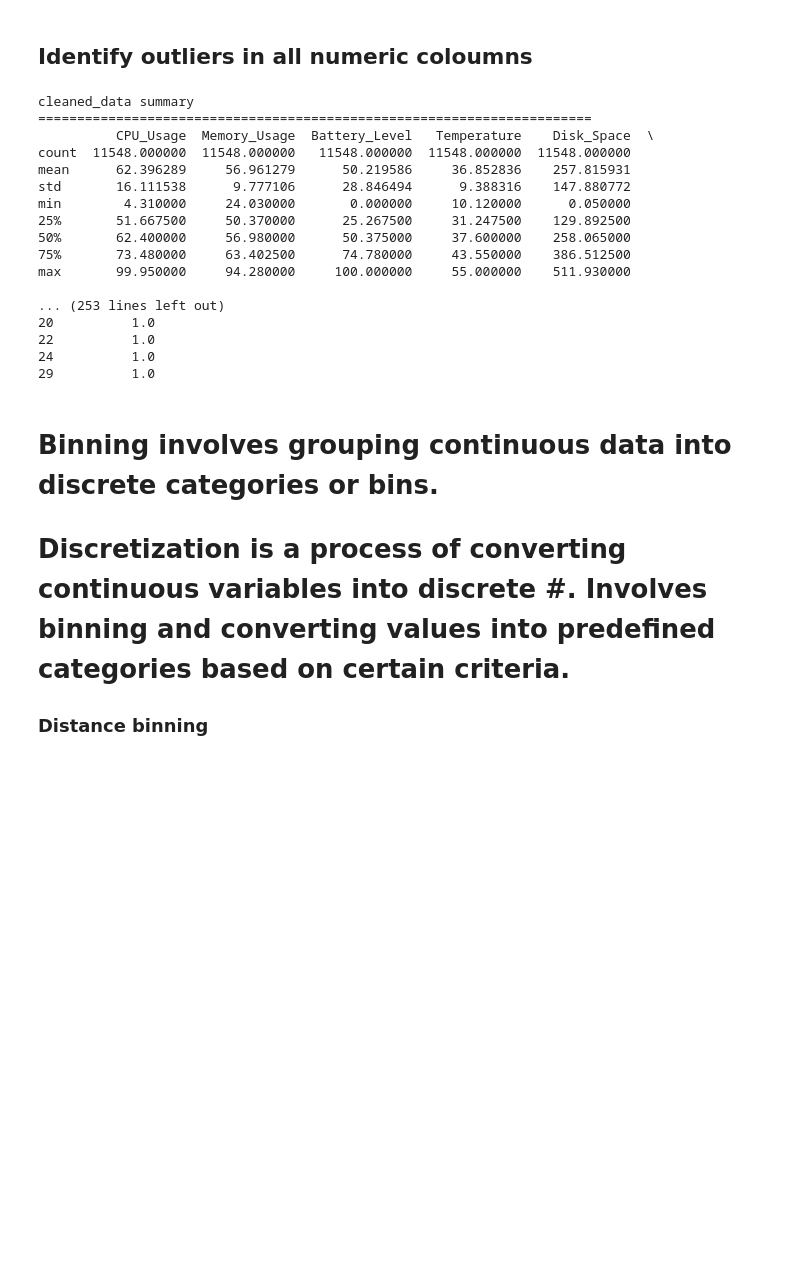
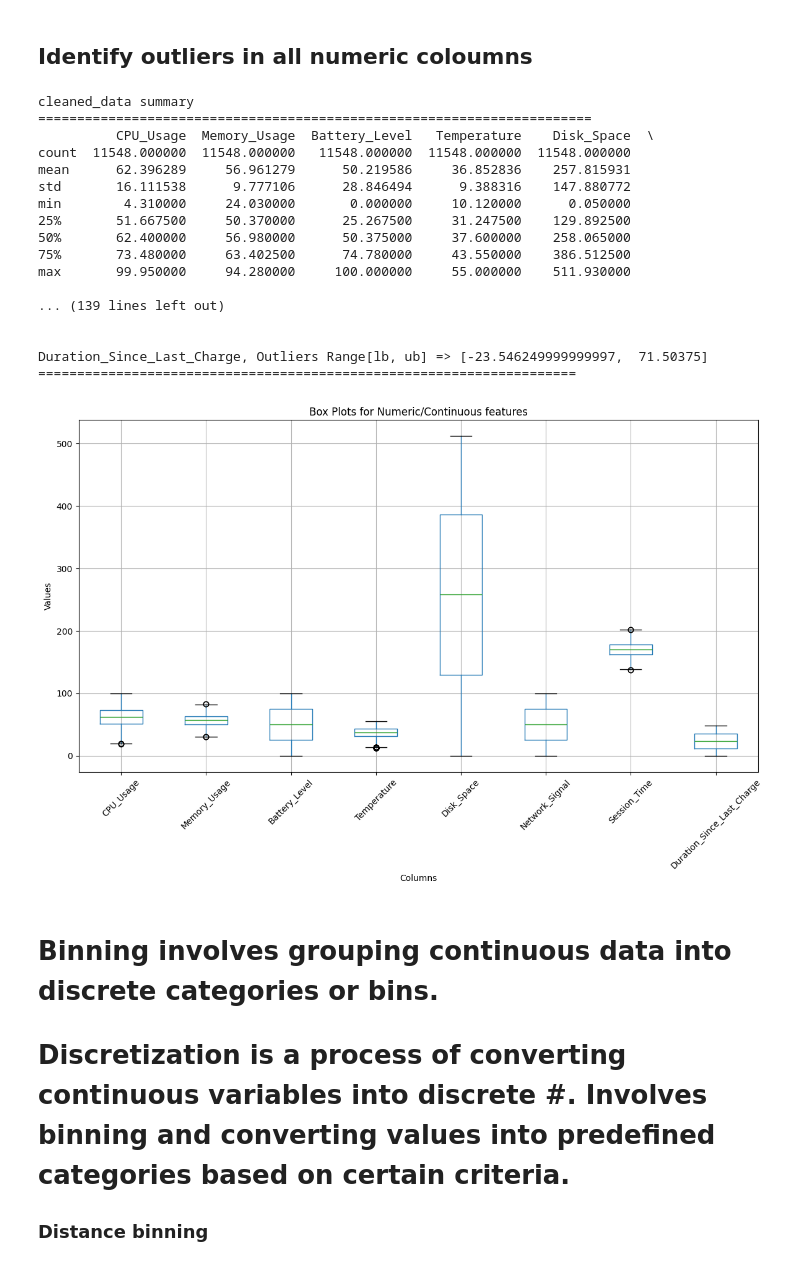
Before and after one commit to dkkh87/EDA-System-Crash-DS-Project, a Jupyter notebook: eda/IDS_Assignment-4.ipynb, the cells around one changed output. Saved outputs shown, nothing was run; the diff lists cells and outputs as text; code cells hidden in the pictures; blank space fills up the shorter version.

Commit message:
removing outliers

```diff
--- a/eda/IDS_Assignment-4.ipynb
+++ b/eda/IDS_Assignment-4.ipynb
@@ -226,39 +226,64 @@ See the caveats in the documentation: https://pandas.pydata.org/pandas-docs/stab
 ## Identify outliers in all numeric coloumns
 # %%
 # Identify outliers in all numeric coloumns
+new_df = cleaned_data.copy()
 numeric_cols = cleaned_data.select_dtypes(include=np.number).columns
+non_binary_non_discrete_numerical_columns = [col for col in numeric_cols if cleaned_data[col].nunique() > 10]
+
 print(f"cleaned_data summary")
 print(f"=======================================================================")
 print(cleaned_data.describe())
-for col in numeric_cols:
+for col in non_binary_non_discrete_numerical_columns:
     Q1 = cleaned_data[col].quantile(0.25)
     Q3 = cleaned_data[col].quantile(0.75)
     IQR = Q3 - Q1
     lower_bound = Q1 - 1.5 * IQR
     upper_bound = Q3 + 1.5 * IQR
     print(f"\n{col}, Outliers Range[lb, ub] => [{lower_bound},  {upper_bound}] ")
     print(f"=====================================================================")
     filtered_df = cleaned_data[(cleaned_data[col] < lower_bound) | (cleaned_data[col] > upper_bound)]
-    print(filtered_df.head(5))
-    print(f"\n")
+    if not filtered_df.empty:
+        print(filtered_df.head(4))
+        print(f"\n")
+    # removing outliers in this coloumn
+    temp_df = cleaned_data[(cleaned_data[col] >= lower_bound) & (cleaned_data[col] <= upper_bound)]
+    new_df[col] = temp_df[col]
+
+non_binary_non_discrete_numerical_columns = [col for col in numeric_columns if new_df[col].nunique() > 10]
+non_binary_non_discrete_numerical_columns_df =  new_df[non_binary_non_discrete_numerical_columns]
+
+fig, ax = plt.subplots(figsize=(12, 8))
+# Create box plots
+non_binary_non_discrete_numerical_columns_df.boxplot(ax=ax)
+#new_df.boxplot(ax=ax)
+
+plt.title("Box Plots for Numeric/Continuous features")
+plt.xlabel("Columns")
+plt.ylabel('Values')
+plt.xticks(rotation=45)
+plt.tight_layout()
+plt.show()
+
+cleaned_data = new_df
 # %% [output]
 cleaned_data summary
 =======================================================================
           CPU_Usage  Memory_Usage  Battery_Level   Temperature    Disk_Space  \
 count  11548.000000  11548.000000   11548.000000  11548.000000  11548.000000
 mean      62.396289     56.961279      50.219586     36.852836    257.815931
 std       16.111538      9.777106      28.846494      9.388316    147.880772
 min        4.310000     24.030000       0.000000     10.120000      0.050000
 25%       51.667500     50.370000      25.267500     31.247500    129.892500
 50%       62.400000     56.980000      50.375000     37.600000    258.065000
 75%       73.480000     63.402500      74.780000     43.550000    386.512500
 max       99.950000     94.280000     100.000000     55.000000    511.930000
 
-... (253 lines left out)
-20          1.0
-22          1.0
-24          1.0
-29          1.0
+... (139 lines left out)
+
+
+Duration_Since_Last_Charge, Outliers Range[lb, ub] => [-23.546249999999997,  71.50375]
+=====================================================================
+[figure, added]
 # %% [markdown]
 # Binning involves grouping continuous data into discrete categories or bins.
 # Discretization is a process of converting continuous variables into discrete #. Involves binning and converting values into predefined categories based on certain criteria.
```
